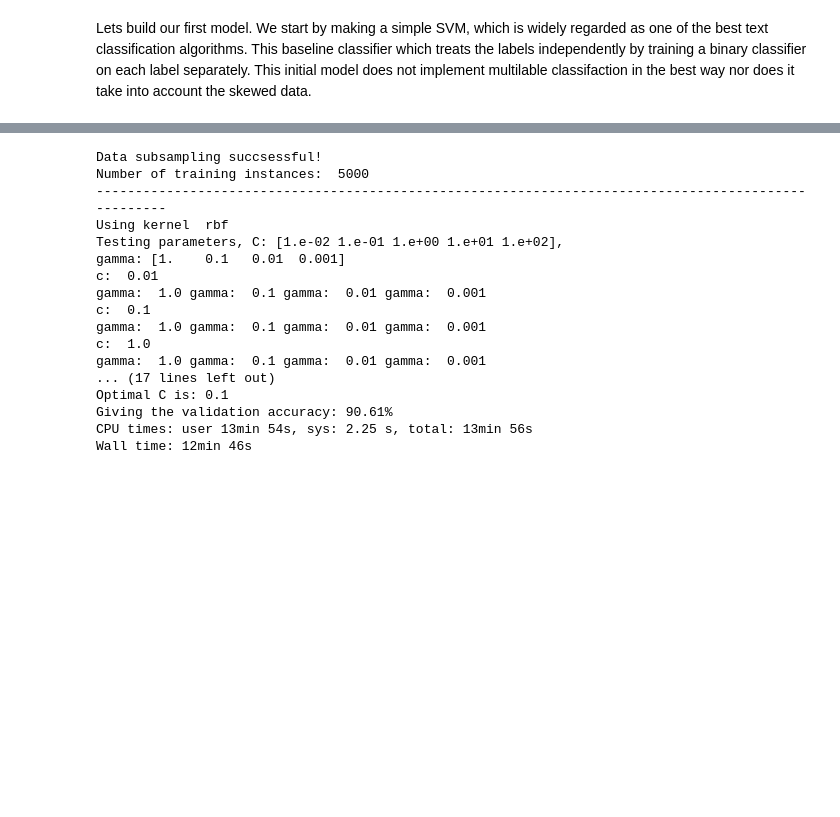
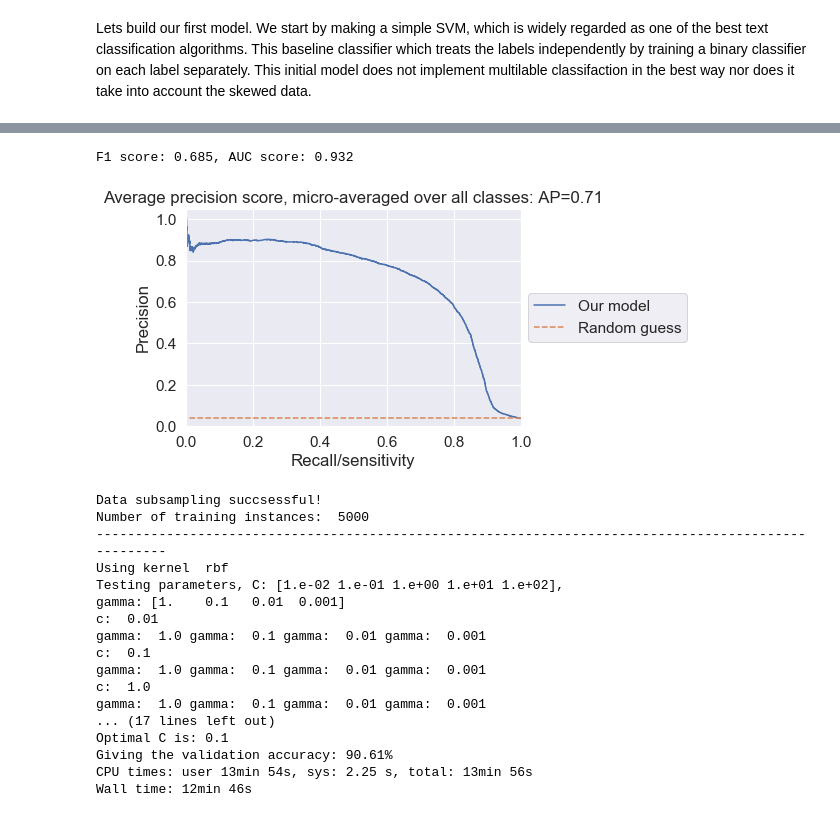
Before and after one commit to peturjokull/Gervigreind-Lokaverkefni, a Jupyter notebook: numi.ipynb, the cells around one changed output, grey strips where cells are left out. Drawn from its saved outputs; the diff is of its cells as text; code cells hidden in the pictures; blank space fills up the shorter version.

```diff
--- a/numi.ipynb
+++ b/numi.ipynb
@@ -242,3 +152,68 @@ def plot_conf_mat(mat, cmap_="OrRd" ):
+# %%
+from sklearn.metrics import precision_recall_curve
+from sklearn.metrics import average_precision_score
+from sklearn.metrics import f1_score
+from sklearn.metrics import roc_auc_score
+
+def plot_precision_recall(recall, precision, average_param, average_precision, no_skill):
+    plt.figure()
+
+    plt.step(recall[average_param], precision[average_param], where='post', label='Our model')
+    plt.step(no_skill[1], no_skill[0], linestyle='--', where='post', label='Random guess')
+
+#     plt.plot([0, 1], [no_skill, no_skill], linestyle='--', label='All-zero guess')
+    plt.xlabel('Recall/sensitivity')
+    plt.ylabel('Precision')
+    plt.ylim([0.0, 1.05])
+    plt.xlim([0.0, 1.0])
+    plt.legend(loc='center left', bbox_to_anchor=(1, 0.5))
+    plt.title(
+        'Average precision score, {}-averaged over all classes: AP={:0.2f}'
+        .format(average_param, average_precision[average_param]))
+    plt.show()
+
+def calc_precision_recall(y_true, y_scores, average_param = "micro", y_pred_ = None ):
+    # Dæmi um notkun calc_precision_recall(y_test_np, y_scores, y_pred_ = y_test_pred)
+    # y_scores is the decision function
+    # For each class
+    # average_param has to be one of (None, 'micro', 'macro', 'weighted', 'samples')
+    # micro = Calculate metrics globally by considering each element of the label indicator matrix as a label
+    # macro = reiknar average_precision_score fyrir hvern label (hér: toxic...) og tekur óvigtað meðaltal
+    # Ættum helst að nota micro held ég
+    # y_scores er decision function sem segir hvoru megin (og hve langt frá) við aðskilnaðarplanið sem
+    # classfierinn býr til
+    # no_skill baseline classifier giskar randomly
+    # betra að nota random gisk hérna því all-zero gisk gefur 0 precision
+    if y_pred_ is not None:
+        # calculate F1 score
+        f1 = f1_score(y_true, y_pred_, average = average_param)
+        auc = roc_auc_score(y_true, y_scores, average = average_param)
+        print("F1 score: {:.3f}, AUC score: {:.3f}".format(f1, auc))
+
+    r_model = np.random.randint(2, size=len(y_true.ravel()))
+    no_skill = precision_recall_curve(y_true.ravel(), r_model)
+
+    precision = dict()
+    recall = dict()
+    average_precision = dict()
+#     for i in range(y_true.shape[1]):
+#         precision[i], recall[i], _ = precision_recall_curve(y_true[:, i],
+#                                                             y_scores[:, i])
+#         average_precision[i] = average_precision_score(y_true[:, i], y_scores[:, i])
+    # A "micro-average": quantifying score on all classes jointly
+    precision[average_param], recall[average_param], _ = precision_recall_curve(y_true.ravel(),
+        y_scores.ravel())
+
+    average_precision[average_param] = average_precision_score(y_true, y_scores,
+                                                         average=average_param)
+
+    plot_precision_recall(recall, precision, average_param, average_precision, no_skill)
+
+# y_scores = clf.decision_function(vectorizer.transform(X_test_np.ravel()))
+calc_precision_recall(y_test_np, y_scores, y_pred_ = y_test_pred)
+# %% [output]
+F1 score: 0.685, AUC score: 0.932
+[figure, added]
 # %%
 
 # subsamples the data but makes sure all y columns include 2 classes
```
Also changed, not shown: parts of 20 cells of this notebook.
